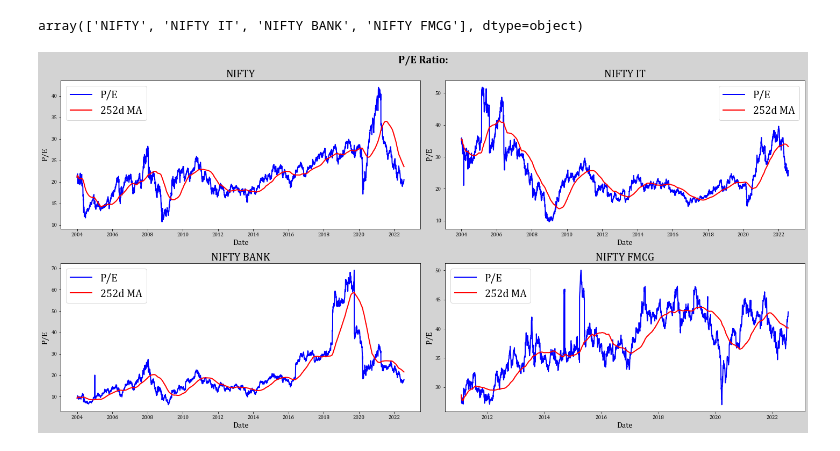
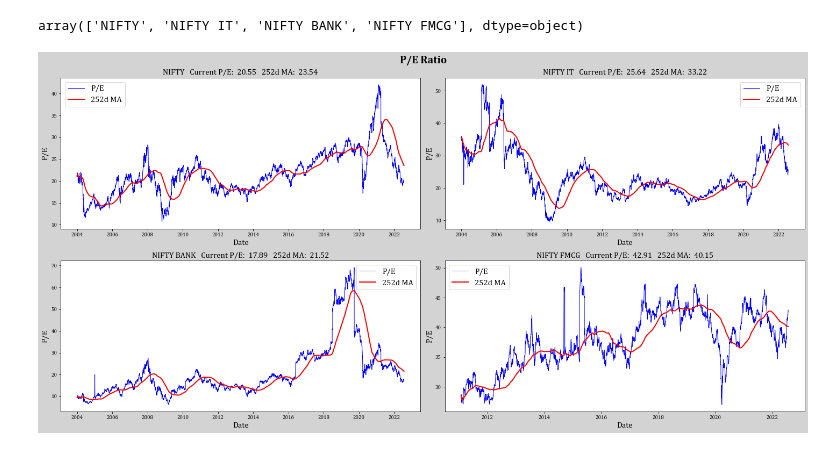
Before and after one commit to shiladitya146/Jupyter-Notebook, a Jupyter notebook: NIFTY_PE.ipynb, the cells around one changed output. Drawn from its saved outputs; the diff is of its cells as text; code cells hidden in the pictures.

```diff
--- a/NIFTY_PE.ipynb
+++ b/NIFTY_PE.ipynb
@@ -40,27 +41,30 @@ Sucsess 8.607472658157349
 (output['Index'].unique())
 # %% [output]
 array(['NIFTY', 'NIFTY IT', 'NIFTY BANK', 'NIFTY FMCG'], dtype=object)
-# %%
-output['Mean P/E'] = output.groupby('Index')['P/E'].transform(lambda x: x.rolling(252, 1).mean())
+# %%
+output['Mean P/E'] = np.round(output.groupby('Index')['P/E'].transform(lambda x: x.rolling(252, 1).mean()),2)
+output['Mean P/B'] = np.round(output.groupby('Index')['P/B'].transform(lambda x: x.rolling(252, 1).mean()),2)
 # %%
 fig, axs = plt.subplots(nrows= math.ceil(len(symbol_list)/2), ncols=2,figsize = (20,10) ,facecolor= 'lightgray')
 plt.subplots_adjust(hspace=0.4,wspace=0.4)
 plt.rcParams["font.family"] = "Cambria"
-fig.suptitle("P/E Ratio:", fontsize=20 , color = 'black' , weight = 'bold')
+fig.suptitle("P/E Ratio", fontsize=20 , color = 'black' , weight = 'bold')
 
 
 ax = axs.ravel()
 
 for symbol, i in zip(symbol_list, range(0,len(symbol_list))):
     y1 = output[output["Index"] == symbol]['P/E']
     y2 = output[output["Index"] == symbol]['Mean P/E']
-    ax[i].plot(y1,color = 'blue' , linewidth = 2)
+    latest_value = output[output["Index"] == symbol]['P/E'].iloc[-1]
+    latest_value_mean = output[output["Index"] == symbol]['Mean P/E'].iloc[-1]
+    ax[i].plot(y1,color = 'blue' , linewidth = 1)
     ax[i].plot(y2,color = 'red' , linewidth = 2)
-    ax[i].set_title(symbol, fontsize = 20)
+    ax[i].set_title(symbol + '   Current P/E:  ' + str(latest_value) +'   252d MA:  ' + str(latest_value_mean), fontsize = 15)
     ax[i].set_xlabel('Date', fontsize = 15)
     ax[i].set_ylabel('P/E', fontsize = 15)
-    ax[i].legend(['P/E','252d MA'] , fontsize = 20)
+    ax[i].legend(['P/E','252d MA'] , fontsize = 15)
 
 fig.tight_layout()
 # %% [output]
-[figure, old version]
+[figure, new version]
```
Also changed, not shown: parts of 2 cells of this notebook.
